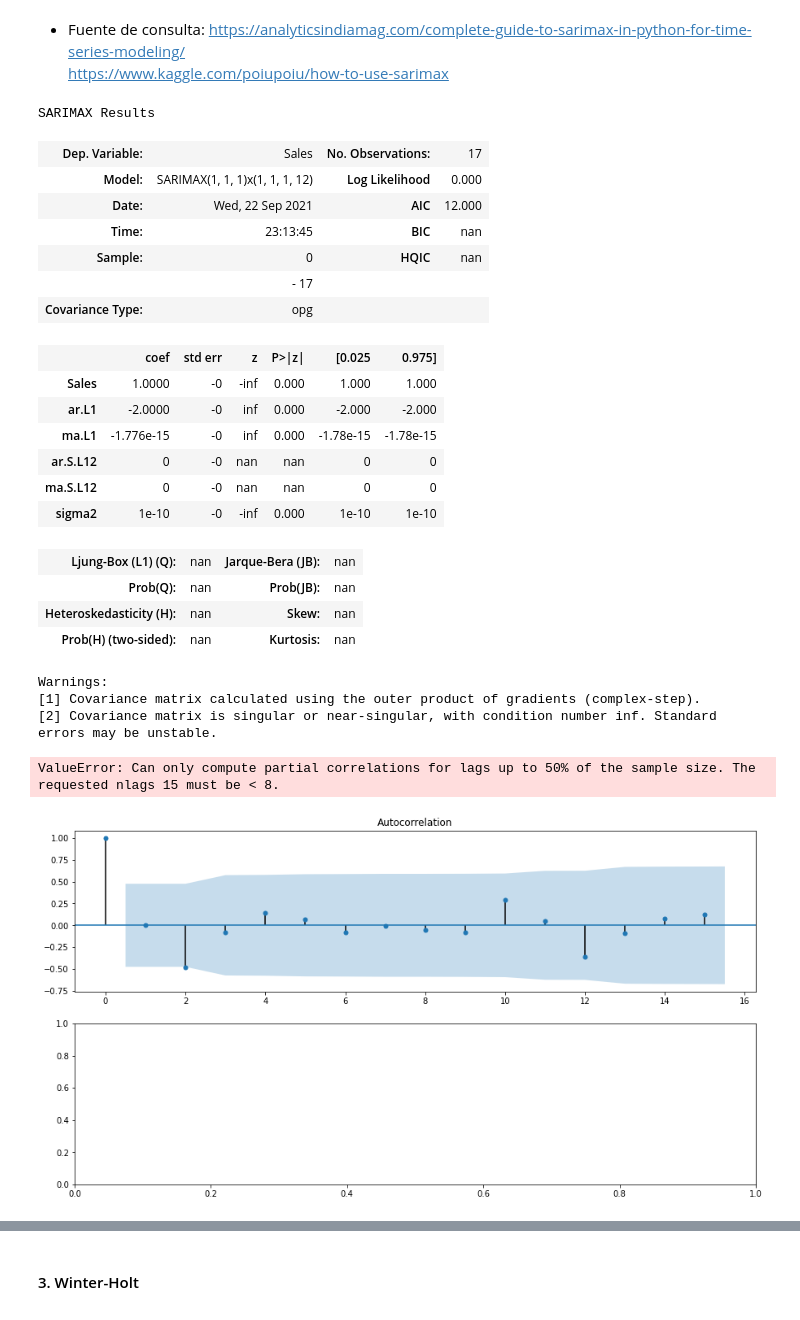
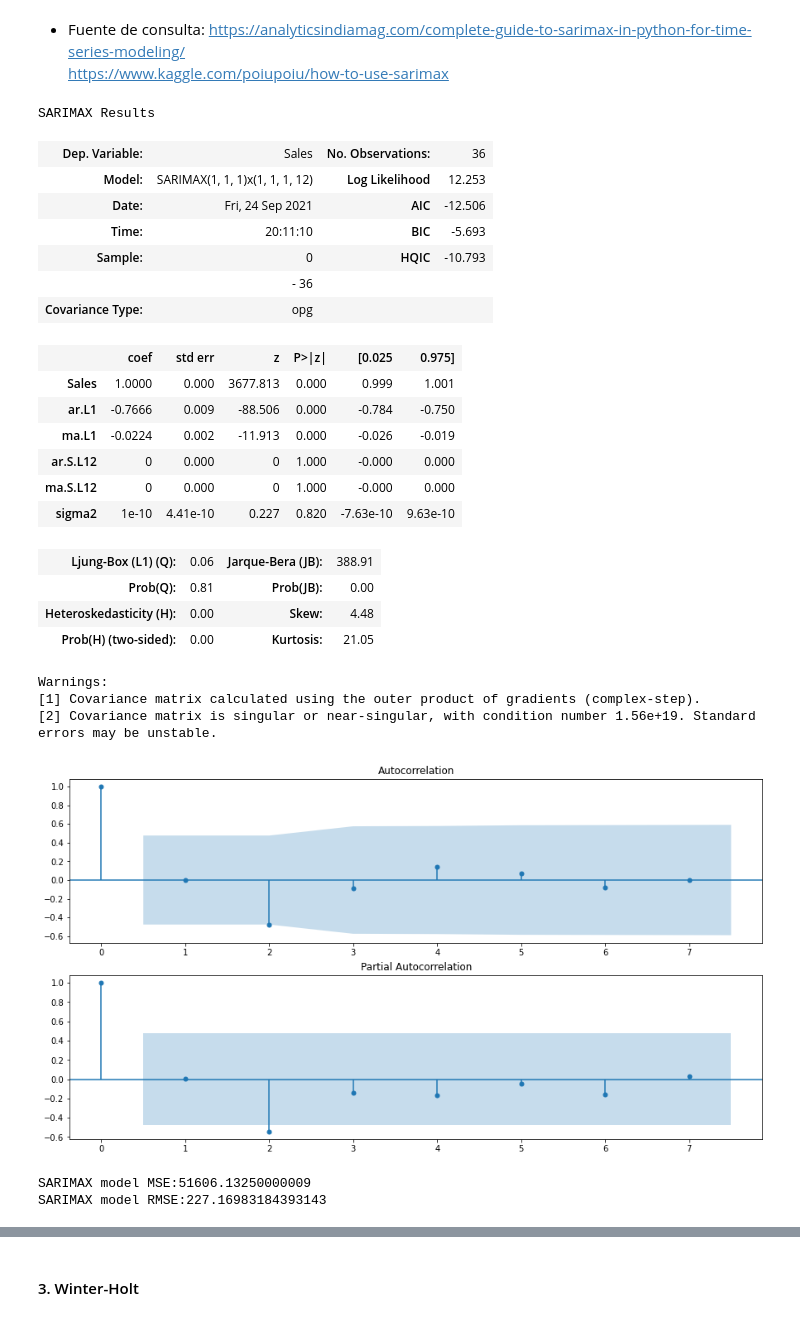
Before and after one commit to CamilaGO/Lab7-ds, a Jupyter notebook: Laboratorio 7 - Shampoo.ipynb, the cells around one changed output, grey strips where cells are left out. Cells and saved outputs as stored; diff of their text form; code cells hidden in the pictures.

```diff
--- a/Laboratorio 7 - Shampoo.ipynb
+++ b/Laboratorio 7 - Shampoo.ipynb
@@ -28,2 +41,4 @@ memory usage: 704.0+ bytes
+# %%
+df_1['Month'] = df_1['Month'].apply(lambda x: datetime.datetime.strptime(x, '%m-%d') if type(x)==str else np.NaN)
 # %%
 df_1.index = pd.to_datetime(df_1['Month'])
@@ -63,47 +114,49 @@ def prediccion_promedio(historia, config):
 - Fuente de consulta: https://analyticsindiamag.com/complete-guide-to-sarimax-in-python-for-time-series-modeling/ \
 https://www.kaggle.com/poiupoiu/how-to-use-sarimax
 # %%
-sarimax = sm.tsa.statespace.SARIMAX(tra,order=(1,1,1),seasonal_order=(1,1,1,12),exog = tra,
-                                enforce_stationarity=False, enforce_invertibility=False).fit()
+sarimax = sm.tsa.statespace.SARIMAX(df_1, order=(1,1,1), seasonal_order=(1,1,1,12), exog = df_1,
+                                 enforce_invertibility=False).fit()
 sarimax.summary()
 # %% [output]
 SARIMAX Results
-| Dep. Variable: | Sales | No. Observations: | 17 |
-| Model: | SARIMAX(1, 1, 1)x(1, 1, 1, 12) | Log Likelihood | 0.000 |
-| Date: | Wed, 22 Sep 2021 | AIC | 12.000 |
-| Time: | 23:13:45 | BIC | nan |
-| Sample: | 0 | HQIC | nan |
-|  | - 17 |  |  |
+| Dep. Variable: | Sales | No. Observations: | 36 |
+| Model: | SARIMAX(1, 1, 1)x(1, 1, 1, 12) | Log Likelihood | 12.253 |
+| Date: | Fri, 24 Sep 2021 | AIC | -12.506 |
+| Time: | 20:11:10 | BIC | -5.693 |
+| Sample: | 0 | HQIC | -10.793 |
+|  | - 36 |  |  |
 | Covariance Type: | opg |  |  |
 |  | coef | std err | z | P>|z| | [0.025 | 0.975] |
-| Sales | 1.0000 | -0 | -inf | 0.000 | 1.000 | 1.000 |
-| ar.L1 | -2.0000 | -0 | inf | 0.000 | -2.000 | -2.000 |
-| ma.L1 | -1.776e-15 | -0 | inf | 0.000 | -1.78e-15 | -1.78e-15 |
-| ar.S.L12 | 0 | -0 | nan | nan | 0 | 0 |
-| ma.S.L12 | 0 | -0 | nan | nan | 0 | 0 |
-| sigma2 | 1e-10 | -0 | -inf | 0.000 | 1e-10 | 1e-10 |
+| Sales | 1.0000 | 0.000 | 3677.813 | 0.000 | 0.999 | 1.001 |
+| ar.L1 | -0.7666 | 0.009 | -88.506 | 0.000 | -0.784 | -0.750 |
+| ma.L1 | -0.0224 | 0.002 | -11.913 | 0.000 | -0.026 | -0.019 |
+| ar.S.L12 | 0 | 0.000 | 0 | 1.000 | -0.000 | 0.000 |
+| ma.S.L12 | 0 | 0.000 | 0 | 1.000 | -0.000 | 0.000 |
+| sigma2 | 1e-10 | 4.41e-10 | 0.227 | 0.820 | -7.63e-10 | 9.63e-10 |
-| Ljung-Box (L1) (Q): | nan | Jarque-Bera (JB): | nan |
-| Prob(Q): | nan | Prob(JB): | nan |
-| Heteroskedasticity (H): | nan | Skew: | nan |
-| Prob(H) (two-sided): | nan | Kurtosis: | nan |
+| Ljung-Box (L1) (Q): | 0.06 | Jarque-Bera (JB): | 388.91 |
+| Prob(Q): | 0.81 | Prob(JB): | 0.00 |
+| Heteroskedasticity (H): | 0.00 | Skew: | 4.48 |
+| Prob(H) (two-sided): | 0.00 | Kurtosis: | 21.05 |
 Warnings:
 [1] Covariance matrix calculated using the outer product of gradients (complex-step).
-[2] Covariance matrix is singular or near-singular, with condition number inf. Standard errors may be unstable.
+[2] Covariance matrix is singular or near-singular, with condition number 1.56e+19. Standard errors may be unstable.
 # %%
-sarima = sm.tsa.statespace.SARIMAX(tra,order=(1,1,1),seasonal_order=(1,1,1,12),enforce_stationarity=False, enforce_invertibility=False).fit()
+sarima = sm.tsa.statespace.SARIMAX(tra, order=(1,1,1), seasonal_order=(1,1,1,12), enforce_stationarity=False, enforce_invertibility=False).fit()
 sarima.summary()
 res = sarima.resid
-fig,ax = plt.subplots(2,1,figsize=(15,8))
-fig = sm.graphics.tsa.plot_acf(res, lags=15, ax=ax[0])
-fig = sm.graphics.tsa.plot_pacf(res, lags=15, ax=ax[1])
+fig, ax = plt.subplots(2,1, figsize=(15,8))
+fig = sm.graphics.tsa.plot_acf(res, lags=7, ax=ax[0])
+fig = sm.graphics.tsa.plot_pacf(res, lags=7, ax=ax[1])
 plt.show()
 # %% [output]
-ValueError: Can only compute partial correlations for lags up to 50% of the sample size. The requested nlags 15 must be < 8.
-[figure, old version]
+[figure, new version]
 # %%
-# Esto funcionaba? no me funciono
-# No, no funcionaba
-# from sklearn.metrics import mean_squared_error
-# pred = sarimax.predict('1959-06-31','1959-12-31',exog = tes)[1:]
-# print('SARIMAX model MSE:{}'.format(mean_squared_error(tes, pred)))
+from sklearn.metrics import mean_squared_error
+pred = sarimax.predict('1900-01-01','1900-02-05', exog = tes)[1:]
+tes1 = tes[:16]
+print('SARIMAX model MSE:{}'.format(mean_squared_error(tes1, pred)))
+print('SARIMAX model RMSE:{}'.format(sqrt(mean_squared_error(tes1, pred))))
+# %% [output]
+SARIMAX model MSE:51606.13250000009
+SARIMAX model RMSE:227.16983184393143
 # %%
```
Also changed, not shown: parts of 33 cells of this notebook, 4 other files.
